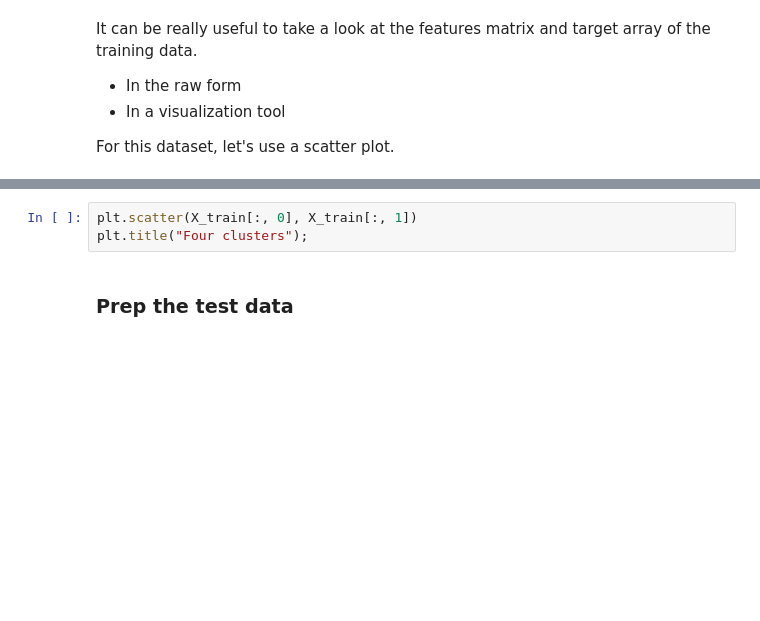
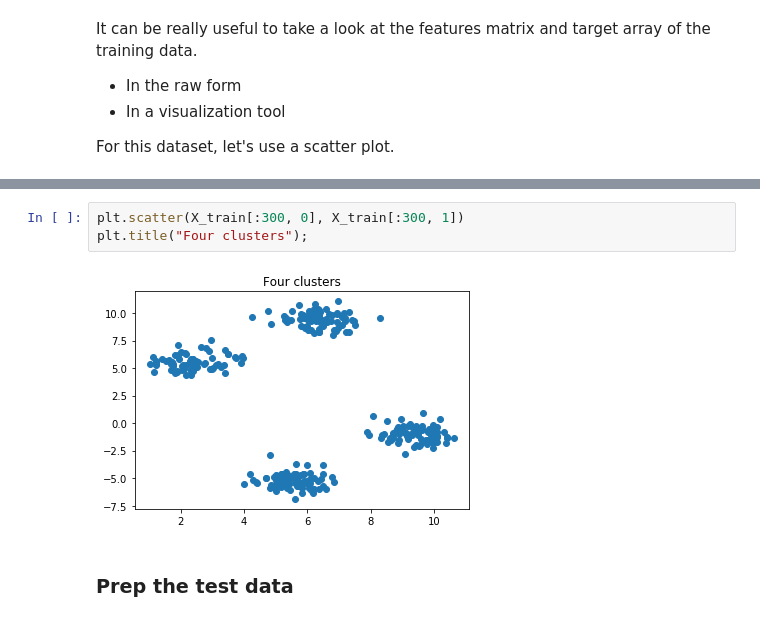
Before and after one commit to chalmerlowe/machine_learning, a Jupyter notebook: 05_neighbors/05_neighbors.ipynb, the cells around one changed output, grey strips where cells are left out. Drawn from its saved outputs; the diff is of its cells as text; blank space fills up the shorter version.

```diff
--- a/05_neighbors/05_neighbors.ipynb
+++ b/05_neighbors/05_neighbors.ipynb
@@ -93,6 +103,8 @@ y_true[:5]
 # %%
-plt.scatter(X_train[:, 0], X_train[:, 1])
+plt.scatter(X_train[:300, 0], X_train[:300, 1])
 plt.title("Four clusters");
+# %% [output]
+[figure, added]
 # %% [markdown]
 ### Prep the test data
 # %% [markdown]
```
Also changed, not shown: parts of 19 cells of this notebook.
